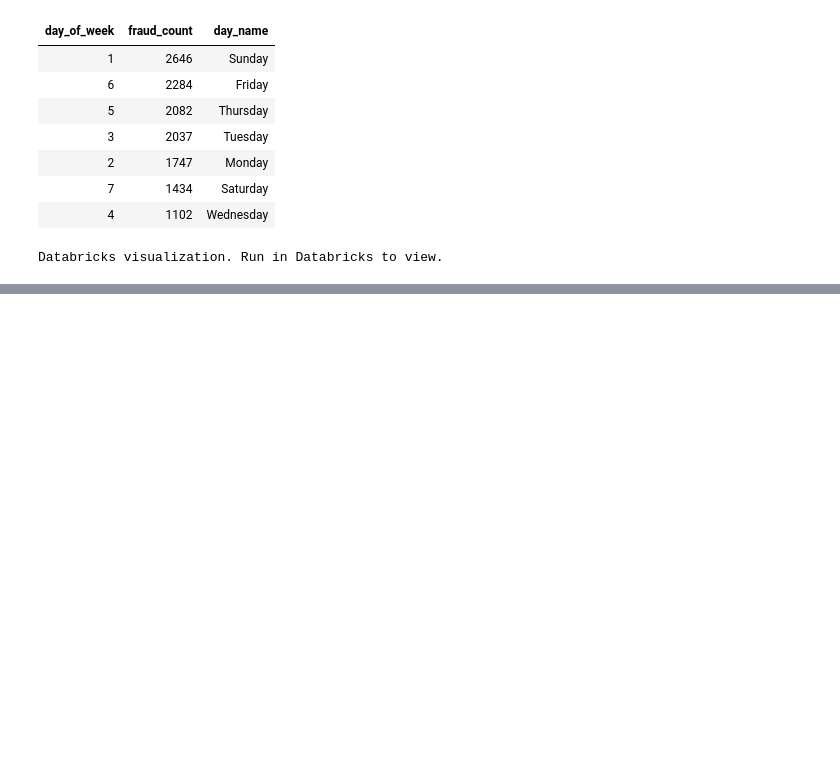
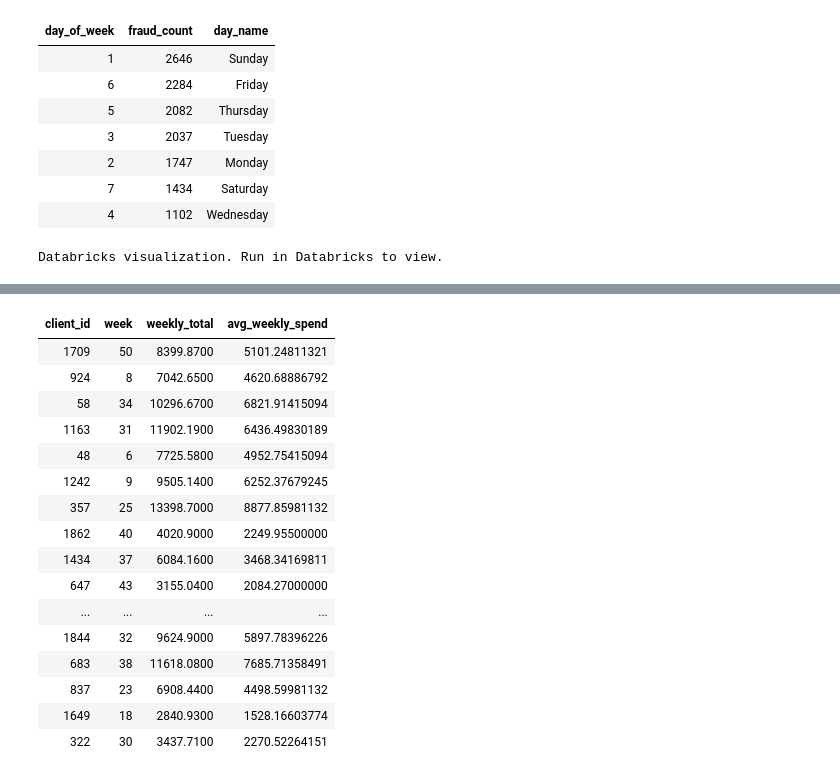
Before and after one commit to jarviscanada/jarvis_data_eng_AramKhanlari, a Jupyter notebook: databricks/ETL_gold.ipynb, the cells around one changed output, grey strips where cells are left out. Drawn from its saved outputs; the diff is of its cells as text; code cells hidden in the pictures; blank space fills up the shorter version.

```diff
--- a/databricks/ETL_gold.ipynb
+++ b/databricks/ETL_gold.ipynb
@@ -43,0 +127,47 @@ gold_fraud_rate = (
+# %%
+#What is the trend of the fraud rate (fraudulent transactions divided by total) over the past month?
+from pyspark.sql.functions import col, sum as sum, avg
+
+weekly_spend = (
+    transactions_df
+    .groupBy("client_id", "week")
+    .agg(sum("amount").alias("weekly_total"))
+)
+from pyspark.sql.functions import sum as _sum
+
+avg_weekly_spend = (
+    weekly_spend
+    .groupBy("client_id")
+    .agg(avg("weekly_total").alias("avg_weekly_spend"))
+)
+
+weekly_with_avg = (
+    weekly_spend
+    .join(avg_weekly_spend, on="client_id", how="inner")
+)
+
+
+spikes = (
+    weekly_with_avg
+    .filter(col("weekly_total") > col("avg_weekly_spend") * 1.5)
+)
+
+display(spikes)
+# %% [output]
+| client_id | week | weekly_total | avg_weekly_spend |
+| 1709 | 50 | 8399.8700 | 5101.24811321 |
+| 924 | 8 | 7042.6500 | 4620.68886792 |
+| 58 | 34 | 10296.6700 | 6821.91415094 |
+| 1163 | 31 | 11902.1900 | 6436.49830189 |
+| 48 | 6 | 7725.5800 | 4952.75415094 |
+| 1242 | 9 | 9505.1400 | 6252.37679245 |
+| 357 | 25 | 13398.7000 | 8877.85981132 |
+| 1862 | 40 | 4020.9000 | 2249.95500000 |
+| 1434 | 37 | 6084.1600 | 3468.34169811 |
+| 647 | 43 | 3155.0400 | 2084.27000000 |
+| ... | ... | ... | ... |
+| 1844 | 32 | 9624.9000 | 5897.78396226 |
+| 683 | 38 | 11618.0800 | 7685.71358491 |
+| 837 | 23 | 6908.4400 | 4498.59981132 |
+| 1649 | 18 | 2840.9300 | 1528.16603774 |
+| 322 | 30 | 3437.7100 | 2270.52264151 |
```
Also changed, not shown: parts of 13 cells of this notebook.
